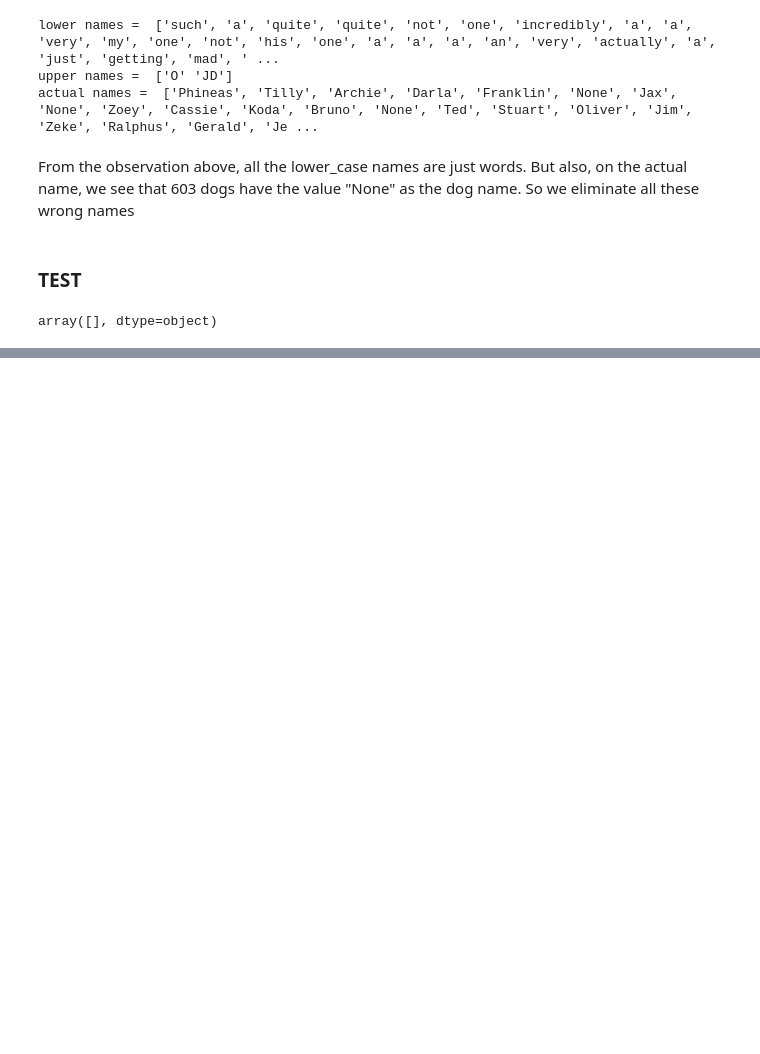
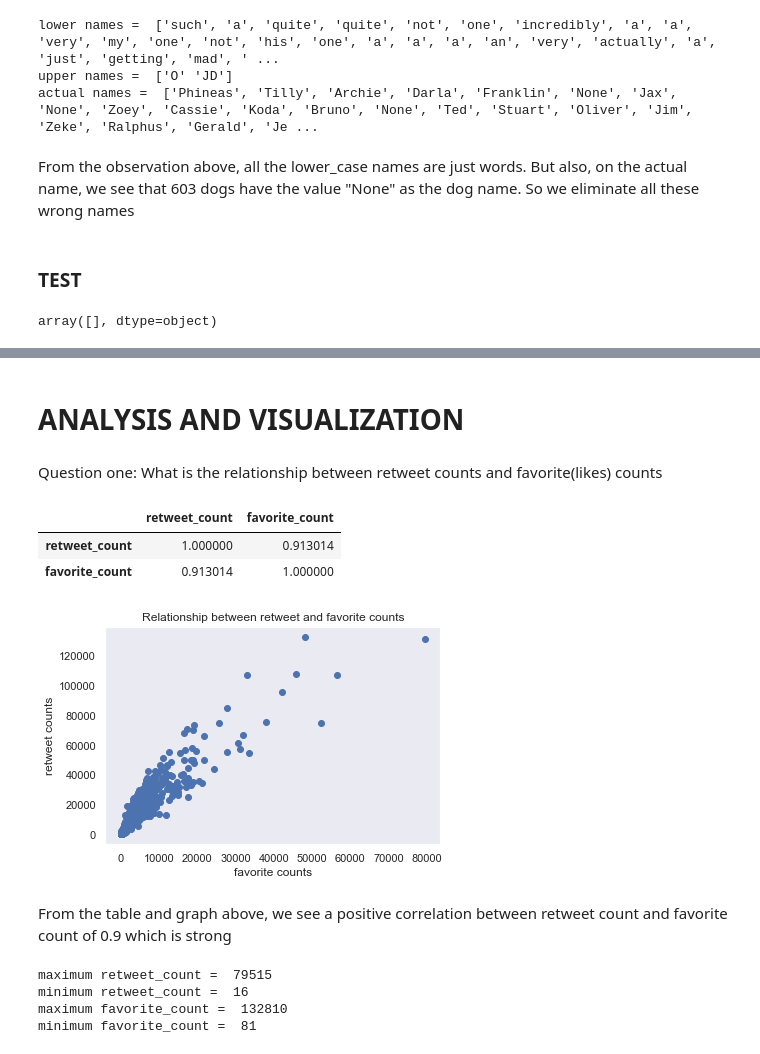
Before and after one commit to Nkem-Nwatu/We-rate-dogs, a Jupyter notebook: We_rate_dogs.ipynb, the cells around one changed output, grey strips where cells are left out. Saved outputs shown, nothing was run; the diff lists cells and outputs as text; code cells hidden in the pictures; blank space fills up the shorter version.

Commit message:
Analysis and Visualizations

```diff
--- a/We_rate_dogs.ipynb
+++ b/We_rate_dogs.ipynb
@@ -759,0 +805,3 @@ model_mpg[model_mpg['mpg_change'] == max_change]
+# %%
+# drop the four columns
+archive.drop(['doggo', 'floofer', 'pupper', 'puppo'], axis=1, inplace=True)
@@ -759,0 +826,2 @@ model_mpg[model_mpg['mpg_change'] == max_change]
+# %%
+master_data = pd.merge(archive, json_txt, on='tweet_id', how='left').merge(images, on='tweet_id', how='inner' )
@@ -759,0 +858,5 @@ model_mpg[model_mpg['mpg_change'] == max_change]
+# %%
+# splitting date and time from timestamp to create a date and time column for our analysis
+master_data['tweet_date'] = pd.to_datetime(master_data['timestamp']).dt.date
+master_data['tweet_time'] = pd.to_datetime(master_data['timestamp']).dt.time
+master_data.sample(1)
@@ -759,0 +877,7 @@ model_mpg[model_mpg['mpg_change'] == max_change]
+# %%
+master_data = master_data.drop(columns= ['timestamp'])
+master_data = master_data.reindex(columns = ['tweet_id', 'tweet_date',
+       'tweet_time', 'source', 'text', 'rating_numerator',
+       'rating_denominator', 'name', 'stage', 'retweet_count',
+       'favorite_count', 'jpg_url', 'img_num', 'p1', 'p1_conf', 'p1_dog', 'p2',
+       'p2_conf', 'p2_dog', 'p3', 'p3_conf', 'p3_dog'] )
@@ -759,0 +907,2 @@ model_mpg[model_mpg['mpg_change'] == max_change]
+# %% [markdown]
+# ANALYSIS AND VISUALIZATION
@@ -759,0 +914,38 @@ model_mpg[model_mpg['mpg_change'] == max_change]
+# %% [markdown]
+Question one: What is the relationship between retweet counts and favorite(likes) counts
+# %%
+cor = master_data[['retweet_count', 'favorite_count']]
+cor.corr()
+# %% [output]
+|  | retweet_count | favorite_count |
+| retweet_count | 1.000000 | 0.913014 |
+| favorite_count | 0.913014 | 1.000000 |
+# %%
+x, y  = master_data.retweet_count, master_data.favorite_count
+
+plt.scatter(x,y)
+plt.title("Relationship between retweet and favorite counts")
+plt.xlabel("favorite counts")
+plt.ylabel("retweet counts")
+sns.set_style('dark')
+plt.show()
+# %% [output]
+[figure, added]
+# %% [markdown]
+From the table and graph above, we see a positive correlation between retweet count and favorite count of 0.9 which is strong
+# %%
+maxi_rt = master_data.retweet_count.max()
+mini_rt = master_data.retweet_count.min()
+maxi_fav = master_data.favorite_count.max()
+mini_fav = master_data.favorite_count.min()
+
+
+print("maximum retweet_count = ", maxi_rt)
+print("minimum retweet_count = ", mini_rt)
+print("maximum favorite_count = ", maxi_fav )
+print("minimum favorite_count = ", mini_fav)
+# %% [output]
+maximum retweet_count =  79515
+minimum retweet_count =  16
+maximum favorite_count =  132810
+minimum favorite_count =  81
```
Also changed, not shown: parts of 53 cells of this notebook, 1 other file.
